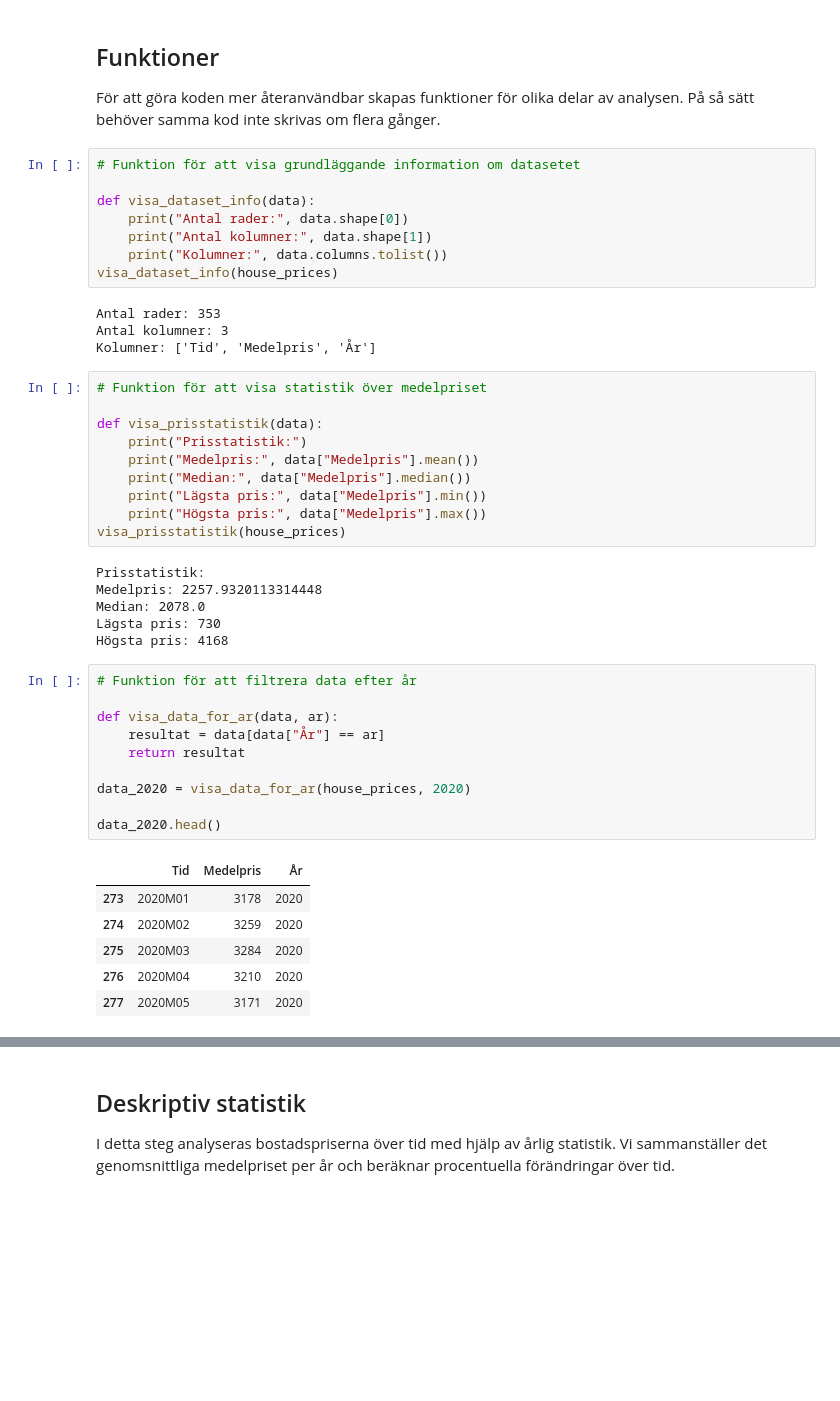
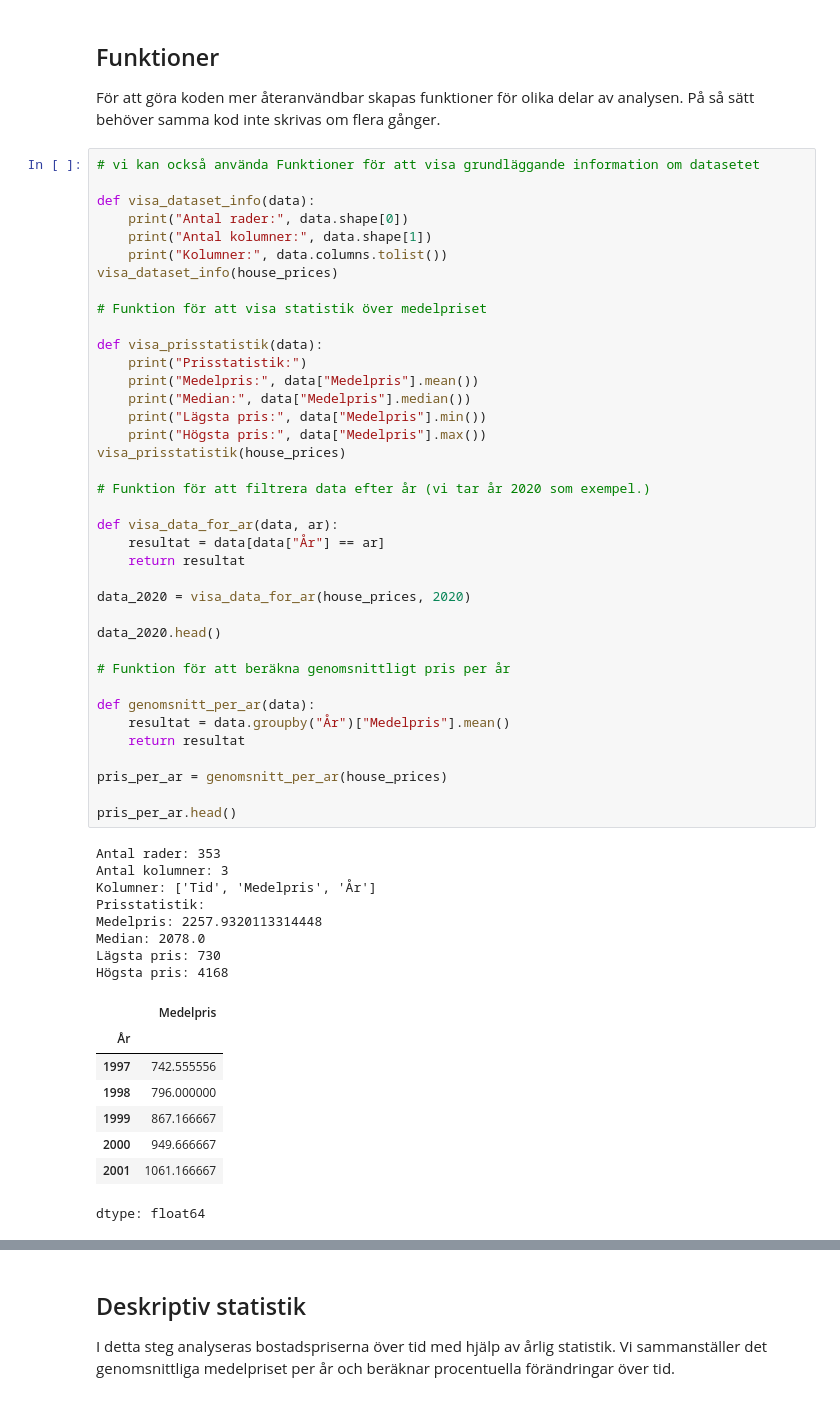
Before and after one commit to musishxo/house_price_analysis-SCB, a Jupyter notebook: House_price_analysis_SCB.ipynb, the cells around one changed output, grey strips where cells are left out. Saved outputs shown, nothing was run; the diff lists cells and outputs as text; blank space fills up the shorter version.

```diff
--- a/House_price_analysis_SCB.ipynb
+++ b/House_price_analysis_SCB.ipynb
@@ -345,48 +265,58 @@ En separat kolumn för år har skapats från tidsvariabeln `Tid`, vilket gör da
 
 För att göra koden mer återanvändbar skapas funktioner för olika delar av analysen.
 På så sätt behöver samma kod inte skrivas om flera gånger.
-# %%
-# Funktion för att visa grundläggande information om datasetet
-
-def visa_dataset_info(data):
-    print("Antal rader:", data.shape[0])
-    print("Antal kolumner:", data.shape[1])
-    print("Kolumner:", data.columns.tolist())
-visa_dataset_info(house_prices)
-# %% [output]
-Antal rader: 353
-Antal kolumner: 3
-Kolumner: ['Tid', 'Medelpris', 'År']
 # %%
+# vi kan också använda Funktioner för att visa grundläggande information om datasetet
+
+def visa_dataset_info(data):
+    print("Antal rader:", data.shape[0])
+    print("Antal kolumner:", data.shape[1])
+    print("Kolumner:", data.columns.tolist())
+visa_dataset_info(house_prices)
+
 # Funktion för att visa statistik över medelpriset
 
 def visa_prisstatistik(data):
     print("Prisstatistik:")
     print("Medelpris:", data["Medelpris"].mean())
     print("Median:", data["Medelpris"].median())
     print("Lägsta pris:", data["Medelpris"].min())
     print("Högsta pris:", data["Medelpris"].max())
 visa_prisstatistik(house_prices)
+
+# Funktion för att filtrera data efter år (vi tar år 2020 som exempel.)
+
+def visa_data_for_ar(data, ar):
+    resultat = data[data["År"] == ar]
+    return resultat
+
+data_2020 = visa_data_for_ar(house_prices, 2020)
+
+data_2020.head()
+
+# Funktion för att beräkna genomsnittligt pris per år
+
+def genomsnitt_per_ar(data):
+    resultat = data.groupby("År")["Medelpris"].mean()
+    return resultat
+
+pris_per_ar = genomsnitt_per_ar(house_prices)
+
+pris_per_ar.head()
 # %% [output]
+Antal rader: 353
+Antal kolumner: 3
+Kolumner: ['Tid', 'Medelpris', 'År']
 Prisstatistik:
 Medelpris: 2257.9320113314448
 Median: 2078.0
 Lägsta pris: 730
 Högsta pris: 4168
+|  | Medelpris |
+| År |  |
+| 1997 | 742.555556 |
+| 1998 | 796.000000 |
+| 1999 | 867.166667 |
+| 2000 | 949.666667 |
+| 2001 | 1061.166667 |
+dtype: float64
-# %%
-# Funktion för att filtrera data efter år
-
-def visa_data_for_ar(data, ar):
-    resultat = data[data["År"] == ar]
-    return resultat
-
-data_2020 = visa_data_for_ar(house_prices, 2020)
-
-data_2020.head()
-# %% [output]
-|  | Tid | Medelpris | År |
-| 273 | 2020M01 | 3178 | 2020 |
-| 274 | 2020M02 | 3259 | 2020 |
-| 275 | 2020M03 | 3284 | 2020 |
-| 276 | 2020M04 | 3210 | 2020 |
-| 277 | 2020M05 | 3171 | 2020 |
```
Also changed, not shown: parts of 41 cells of this notebook.
